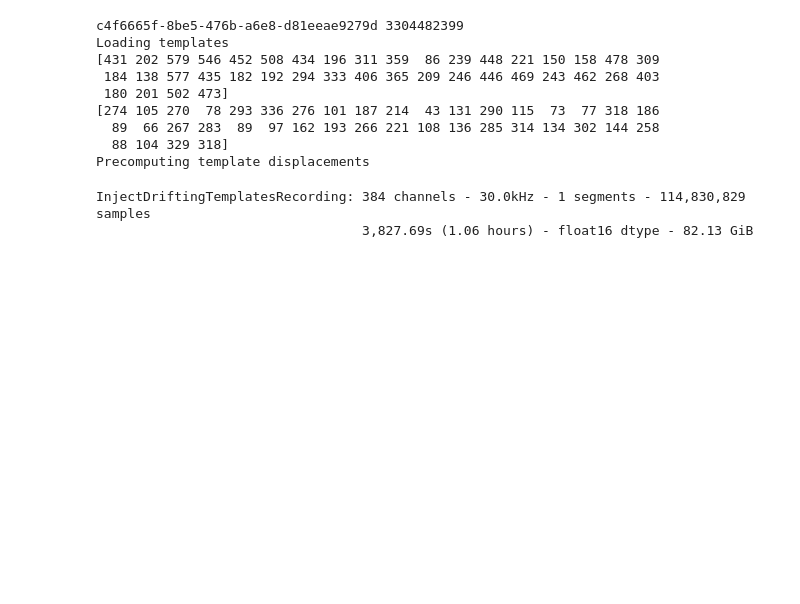
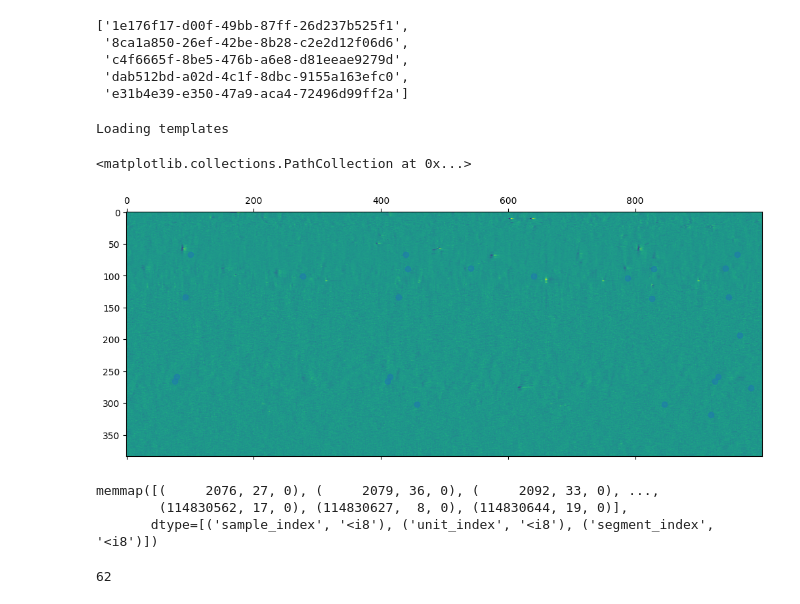
Before and after one commit to chris-langfield/expanse_scripts, a Jupyter notebook: gen_hybrid_RE.ipynb, the cells around one changed output. Cells and saved outputs as stored; diff of their text form; code cells hidden in the pictures; blank space fills up the shorter version.

```diff
--- a/gen_hybrid_RE.ipynb
+++ b/gen_hybrid_RE.ipynb
@@ -82,6 +82,13 @@ def motion_est_from_pid(pid):
 
 # pids we have preprocessed data for and motion est for
 pids_use = sorted(list(set(pids).intersection(set(motion_pids))))
+pids_use
+# %% [output]
+['1e176f17-d00f-49bb-87ff-26d237b525f1',
+ '8ca1a850-26ef-42be-8b28-c2e2d12f06d6',
+ 'c4f6665f-8be5-476b-a6e8-d81eeae9279d',
+ 'dab512bd-a02d-4c1f-8dbc-9155a163efc0',
+ 'e31b4e39-e350-47a9-aca4-72496d99ff2a']
 # %%
 ### Create drifty templates
 
@@ -152,20 +192,32 @@ def make_drifty_recording(pid, save=False):
 # %%
-hybrid, sorting = make_drifty_recording(pids_use[2])
+hybrid, sorting, peak_channels, templates_fullsize = load_drifty_recording(pids_use[2])
 # %% [output]
-c4f6665f-8be5-476b-a6e8-d81eeae9279d 3304482399
 Loading templates
-[431 202 579 546 452 508 434 196 311 359  86 239 448 221 150 158 478 309
- 184 138 577 435 182 192 294 333 406 365 209 246 446 469 243 462 268 403
- 180 201 502 473]
-[274 105 270  78 293 336 276 101 187 214  43 131 290 115  73  77 318 186
-  89  66 267 283  89  97 162 193 266 221 108 136 285 314 134 302 144 258
-  88 104 329 318]
-Precomputing template displacements
 # %%
-hybrid
+# check out injected templates
+
+import matplotlib.pyplot as plt
+
+s0 = 2000
+spikeinds = slice(*np.searchsorted(sorting.to_spike_vector()["sample_index"], [s0, s0+1000]))
+clusters = sorting.to_spike_vector()["unit_index"][spikeinds] - 1
+channels = peak_channels[clusters]
+samples = sorting.to_spike_vector()["sample_index"][spikeinds] - s0
+plt.matshow(hybrid.get_traces(0, s0, s0 + 1000).T)
+plt.scatter(samples, channels, alpha=0.5)
 # %% [output]
-InjectDriftingTemplatesRecording: 384 channels - 30.0kHz - 1 segments - 114,830,829 samples
-                                  3,827.69s (1.06 hours) - float16 dtype - 82.13 GiB
+<matplotlib.collections.PathCollection at 0x...>
+[figure, added]
+# %%
+sorting.to_spike_vector()
+# %% [output]
+memmap([(     2076, 27, 0), (     2079, 36, 0), (     2092, 33, 0), ...,
+        (114830562, 17, 0), (114830627,  8, 0), (114830644, 19, 0)],
+       dtype=[('sample_index', '<i8'), ('unit_index', '<i8'), ('segment_index', '<i8')])
+# %%
+np.sum(np.isinf(raw))
+# %% [output]
+62
 # %%
 # look at templates
 
```
Also changed, not shown: parts of 1 cell of this notebook, 1 other file.
